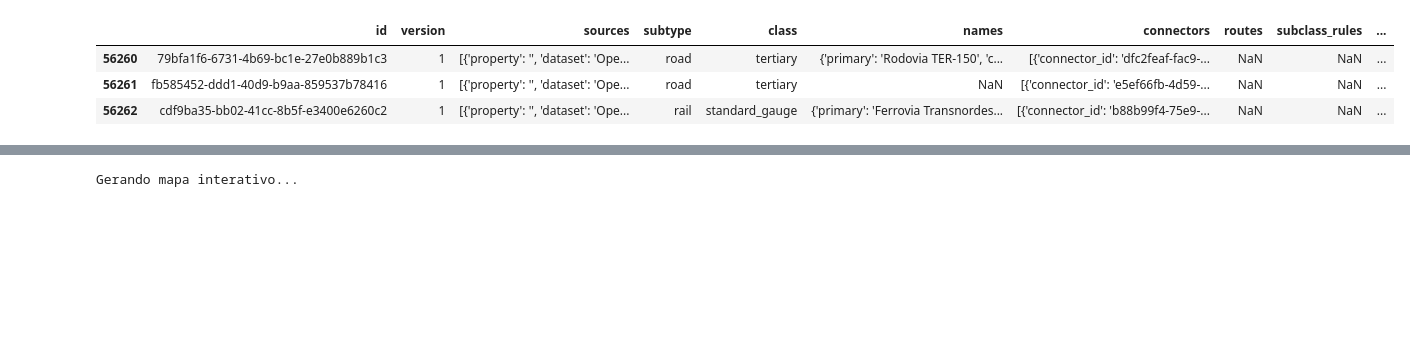
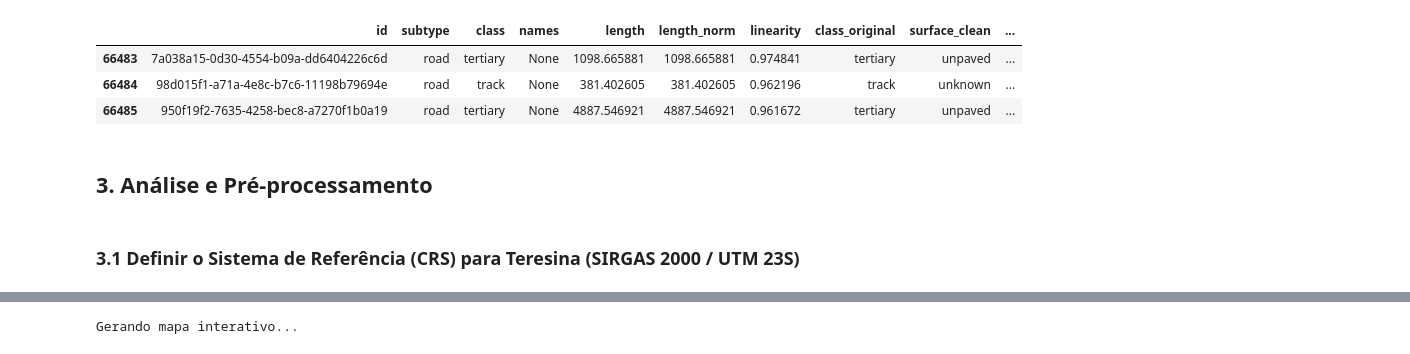
Before and after one commit to felipedantas-pi/mapeprof-accessibility-ubs, a Jupyter notebook: notebooks/02_processamento_rede (overturemaps).ipynb, the cells around one changed output, grey strips where cells are left out. Saved outputs shown, nothing was run; the diff lists cells and outputs as text; code cells hidden in the pictures; blank space fills up the shorter version.

```diff
--- a/notebooks/02_processamento_rede (overturemaps).ipynb
+++ b/notebooks/02_processamento_rede (overturemaps).ipynb
@@ -28,29 +49,14 @@ Bibliotecas carregadas com sucesso!
 # CARREGAMENTO DA REDE VIÁRIA DE TERESINA
 # ============================================
 
-# Célula 2: Carregamento e Projeção
 # DEFINA OS CAMINHOS DOS SEUS ARQUIVOS AQUI
-caminho_segments = "../dados/brutos/overturemaps/the_bbox_segment.geojson"
+caminho_segments = "../dados/processados/overturemaps/the_bbox_om_segments_gnn.gpkg"
+layer = 'the_bbox_om_segments_gnn'
 caminho_connectors = "../dados/brutos/overturemaps/the_bbox_connector.geojson"
 
 # 1. Carregar os GeoJSONs
-print("Carregando arquivos...")
+print("Carregando arquivos...\n")
 gdf_segments = gpd.read_file(caminho_segments)
 gdf_connectors = gpd.read_file(caminho_connectors)
-
-# 2. Definir o Sistema de Referência (CRS) para Teresina (SIRGAS 2000 / UTM 23S)
-# EPSG:31983 é o código oficial para sua zona.
-CRS_METRICO = "EPSG:31983"
-
-print("Reprojetando para UTM Zona 23S (Metros)...")
-gdf_segments = gdf_segments.to_crs(CRS_METRICO)
-gdf_connectors = gdf_connectors.to_crs(CRS_METRICO)
-
-# Visualização rápida para confirmar
-print(f"Total de Trechos (Arestas): {len(gdf_segments)}")
-print(f"Total de Conectores (Nós): {len(gdf_connectors)}")
-gdf_segments.plot(linewidth=0.5, figsize=(10, 10))
-plt.title("Malha Viária Reprojetada")
-plt.show()
 # %% [output]
 Carregando arquivos...
@@ -61,7 +63,11 @@ Total de Conectores (Nós): 41488
 # %%
-display(gdf_segments.tail(3))
+gdf_segments.tail(3)
 # %% [output]
-|  | id | version | sources | subtype | class | names | connectors | routes | subclass_rules | ... |
-| 56260 | 79bfa1f6-6731-4b69-bc1e-27e0b889b1c3 | 1 | [{'property': '', 'dataset': 'Ope... | road | tertiary | {'primary': 'Rodovia TER-150', 'c... | [{'connector_id': 'dfc2feaf-fac9-... | NaN | NaN | ... |
-| 56261 | fb585452-ddd1-40d9-b9aa-859537b78416 | 1 | [{'property': '', 'dataset': 'Ope... | road | tertiary | NaN | [{'connector_id': 'e5ef66fb-4d59-... | NaN | NaN | ... |
-| 56262 | cdf9ba35-bb02-41cc-8b5f-e3400e6260c2 | 1 | [{'property': '', 'dataset': 'Ope... | rail | standard_gauge | {'primary': 'Ferrovia Transnordes... | [{'connector_id': 'b88b99f4-75e9-... | NaN | NaN | ... |
+|  | id | subtype | class | names | length | length_norm | linearity | class_original | surface_clean | ... |
+| 66483 | 7a038a15-0d30-4554-b09a-dd6404226c6d | road | tertiary | None | 1098.665881 | 1098.665881 | 0.974841 | tertiary | unpaved | ... |
+| 66484 | 98d015f1-a71a-4e8c-b7c6-11198b79694e | road | track | None | 381.402605 | 381.402605 | 0.962196 | track | unknown | ... |
+| 66485 | 950f19f2-7635-4258-bec8-a7270f1b0a19 | road | tertiary | None | 4887.546921 | 4887.546921 | 0.961672 | tertiary | unpaved | ... |
+# %% [markdown]
+## 3. Análise e Pré-processamento
+# %% [markdown]
+### 3.1 Definir o Sistema de Referência (CRS) para Teresina (SIRGAS 2000 / UTM 23S)
```
Also changed, not shown: parts of 55 cells of this notebook, 26 other files.
